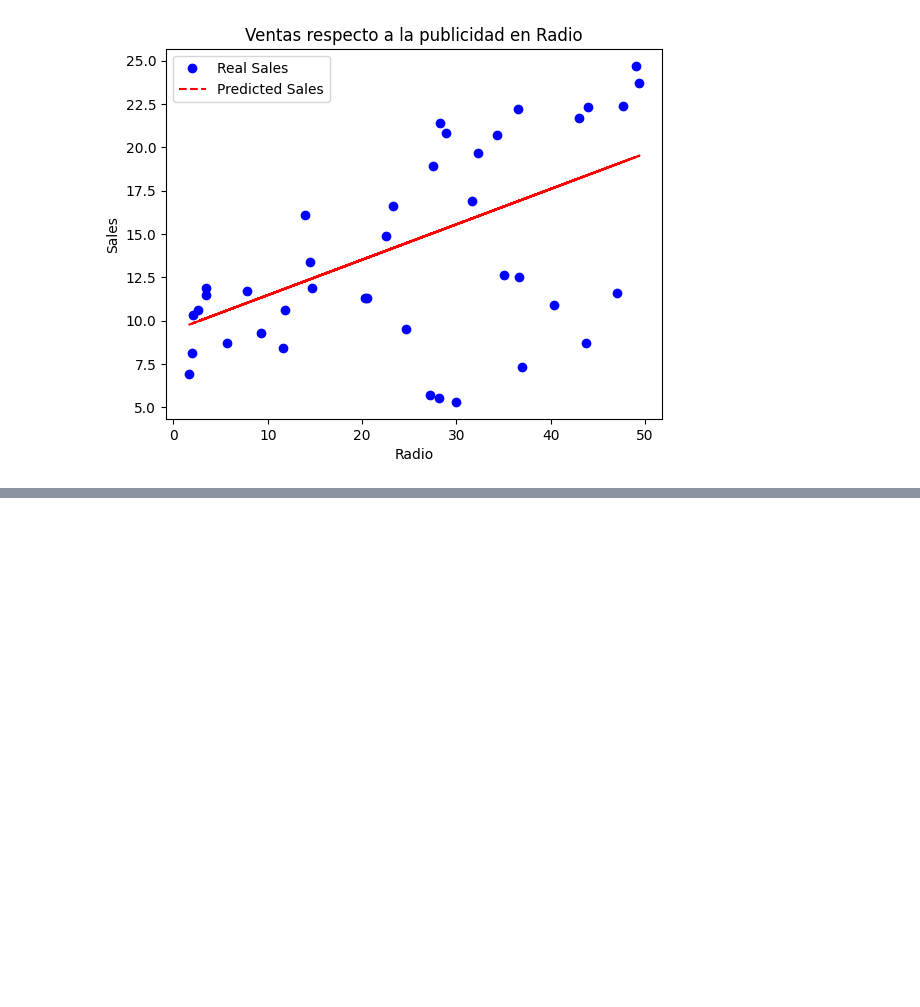
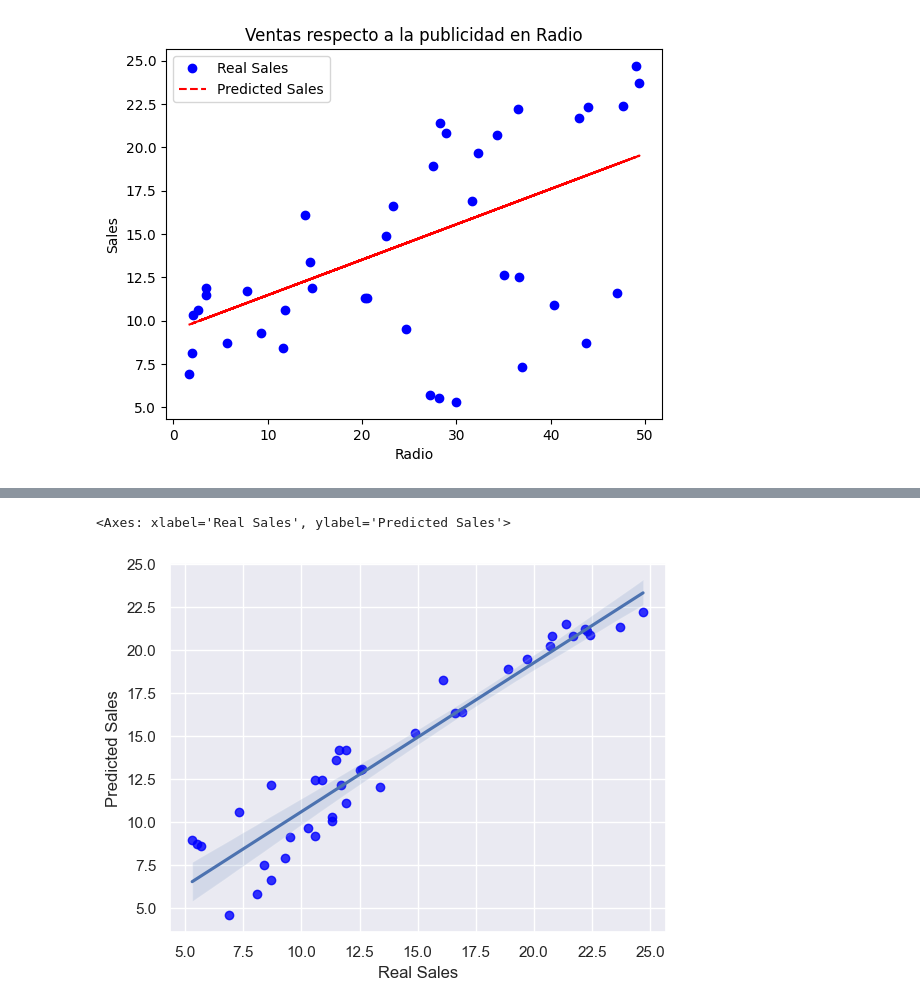
Before and after one commit to Spek7ro/Machine_Learning_Projects, a Jupyter notebook: Notebooks/RegresiónLineal_Simple_Múltiple.ipynb, the cells around one changed output, grey strips where cells are left out. Cells and saved outputs as stored; diff of their text form; code cells hidden in the pictures; blank space fills up the shorter version.

```diff
--- a/Notebooks/RegresiónLineal_Simple_Múltiple.ipynb
+++ b/Notebooks/RegresiónLineal_Simple_Múltiple.ipynb
@@ -218,0 +312,12 @@ plt.show()
+# %%
+X = df.drop(["Newspaper", "Sales"], axis=1).values
+y = df["Sales"].values
+
+X_train, X_test, y_train, y_test = train_test_split(X, y, test_size=0.2, random_state=42)
+
+reg_tv_radio = LinearRegression()
+reg_tv_radio.fit(X_train, y_train)
+
+y_pred = reg_tv_radio.predict(X_test)
+
+print("Predicciones: {}, \n Valores reales: {}".format(y_pred[:5], y_test[:5]))
@@ -218,0 +339,9 @@ plt.show()
+# %%
+sales_comp = pd.DataFrame({
+    "TV": X_test[:, 0].flatten(),
+    "Radio": X_test[:, 1].flatten(),
+    "Real Sales": y_test.flatten(),
+    "Predicted Sales": y_pred.flatten()
+})
+
+sales_comp.head()
@@ -218,0 +355,7 @@ plt.show()
+# %%
+sns.set_theme(style="darkgrid")
+sns.regplot(x = sales_comp["Real Sales"], y = sales_comp["Predicted Sales"],
+            scatter_kws={"color": "blue"})
+# %% [output]
+<Axes: xlabel='Real Sales', ylabel='Predicted Sales'>
+[figure, added]
```
Also changed, not shown: parts of 16 cells of this notebook.
